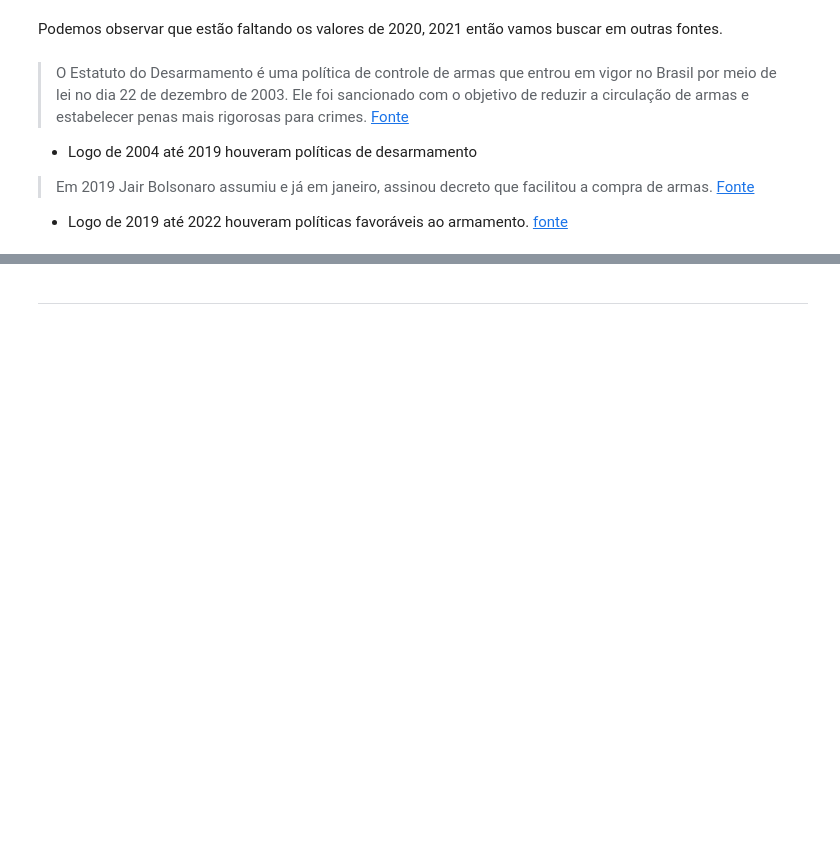
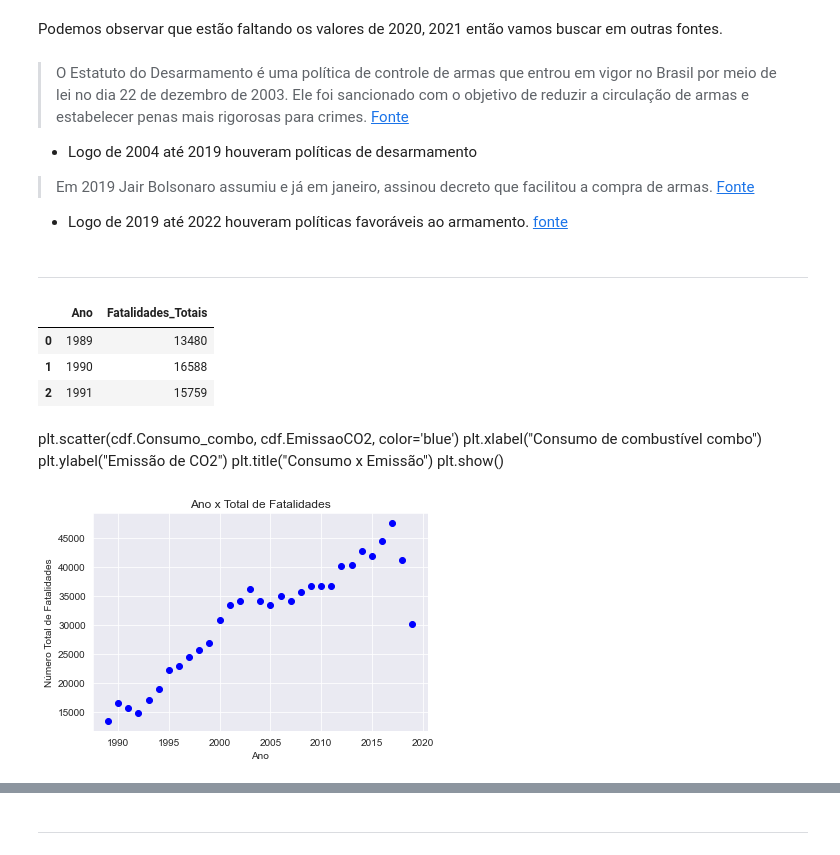
Before and after one commit to kauebr/Portifolio-Desarmamento-Brasil, a Jupyter notebook: Clique aqui para abrir a Análise.ipynb, the cells around one changed output, grey strips where cells are left out. Saved outputs shown, nothing was run; the diff lists cells and outputs as text; code cells hidden in the pictures; blank space fills up the shorter version.

```diff
--- a/Clique aqui para abrir a Análise.ipynb
+++ b/Clique aqui para abrir a Análise.ipynb
@@ -451,3 +482,28 @@ Podemos observar que estão faltando os valores de 2020, 2021 então vamos busca
 
 >Em 2019 Jair Bolsonaro assumiu e já em janeiro, assinou decreto que facilitou a compra de armas. [Fonte](https://g1.globo.com/politica/noticia/2019/01/15/bolsonaro-assina-decreto-que-facilita-posse-de-armas.ghtml)
 * Logo de 2019 até 2022 houveram políticas favoráveis ao armamento. [fonte](https://g1.globo.com/politica/noticia/2019/01/15/bolsonaro-assina-decreto-que-facilita-posse-de-armas.ghtml)
+# %% [markdown]
+<hr>
+# %%
+cdf = df[['Ano', 'Fatalidades_Totais']].copy()  #Afunilando
+# %%
+cdf.head(3)
+# %% [output]
+|  | Ano | Fatalidades_Totais |
+| 0 | 1989 | 13480 |
+| 1 | 1990 | 16588 |
+| 2 | 1991 | 15759 |
+# %% [markdown]
+plt.scatter(cdf.Consumo_combo, cdf.EmissaoCO2,  color='blue')
+plt.xlabel("Consumo de combustível combo")
+plt.ylabel("Emissão de CO2")
+plt.title("Consumo x Emissão")
+plt.show()
+# %%
+plt.scatter(cdf.Ano, cdf.Fatalidades_Totais,  color='blue')
+plt.xlabel("Ano")
+plt.ylabel("Número Total de Fatalidades")
+plt.title("Ano x Total de Fatalidades")
+plt.show()
+# %% [output]
+[figure, added]
```
Also changed, not shown: parts of 10 cells of this notebook.
